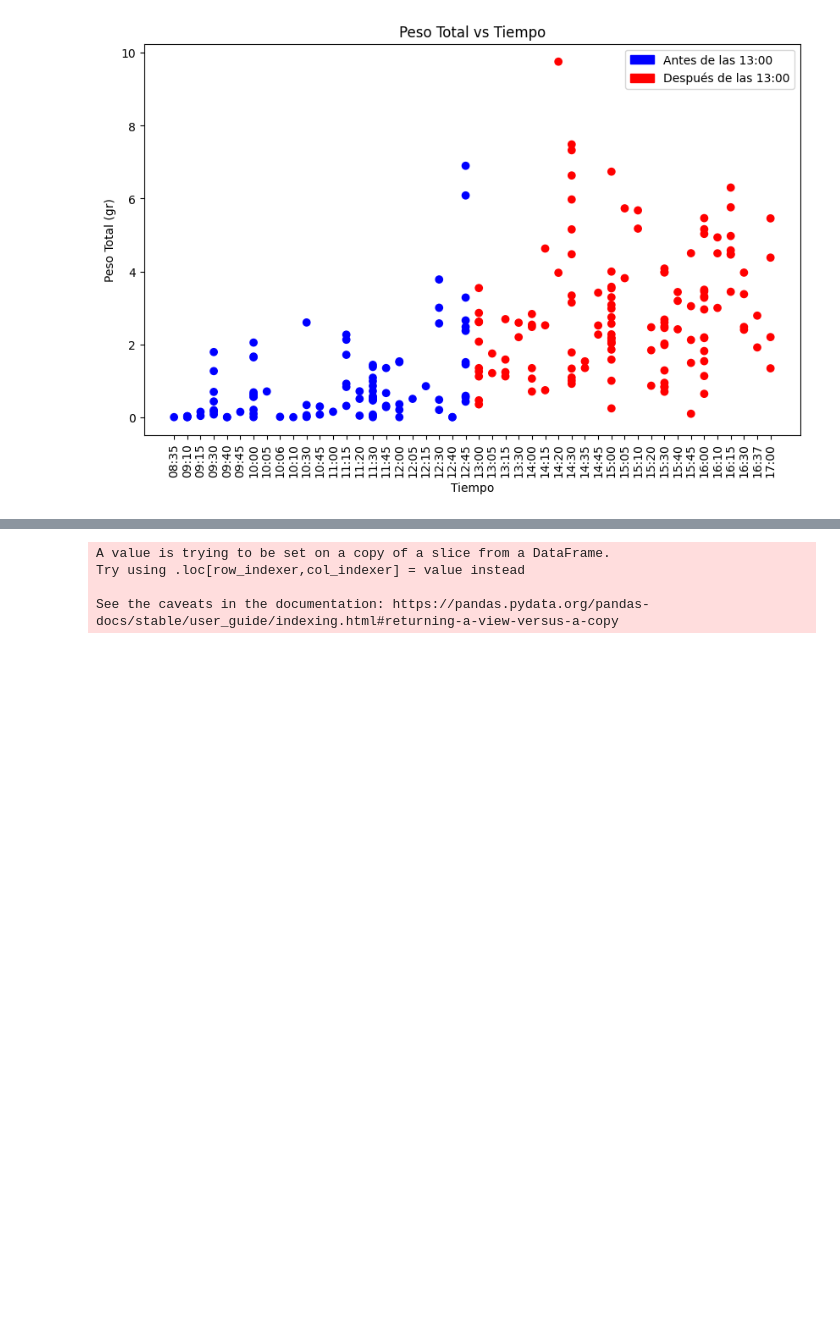
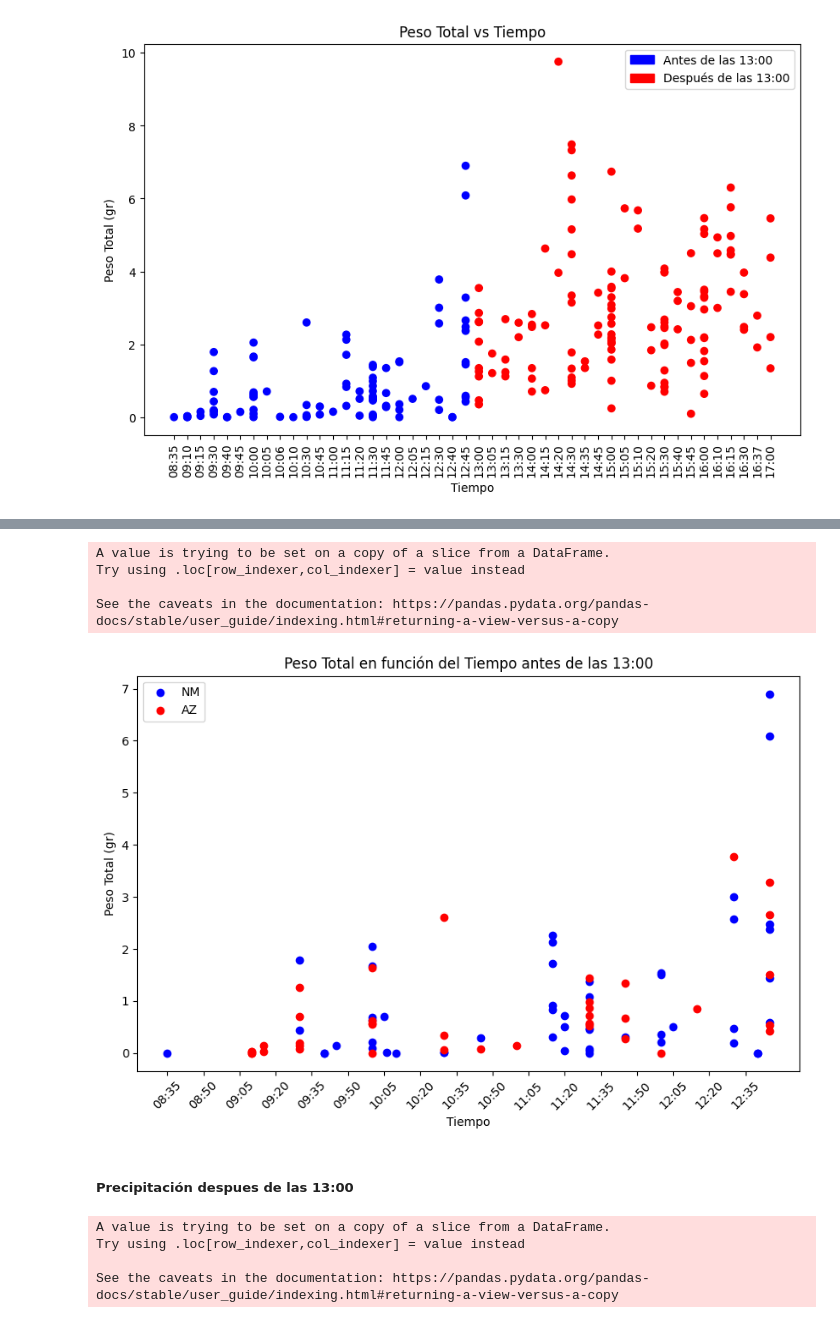
Before and after one commit to fofojaramillo/codornices-proyecto, a Jupyter notebook: EDA_v2.ipynb, the cells around one changed output, grey strips where cells are left out. Saved outputs shown, nothing was run; the diff lists cells and outputs as text; code cells hidden in the pictures; blank space fills up the shorter version.

```diff
--- a/EDA_v2.ipynb
+++ b/EDA_v2.ipynb
@@ -386,3 +453,44 @@ plt.show()
+# %%
+# Convertir la columna 'time' a datetime
+df_menor_13['time'] = pd.to_datetime(df_menor_13['time'])
+
+color = ['blue','red']
+i = 0
+# Crear la gráfica de dispersión
+plt.figure(figsize=(10, 6))
+for estado in df_menor_13['estado'].unique():
+    df_estado = df_menor_13[df_menor_13['estado'] == estado]
+    plt.scatter(df_estado['time'], df_estado['peso total'], label=estado,color=color[i])
+    i+=1
+
+# Añadir etiquetas y título
+plt.xlabel('Tiempo')
+plt.ylabel('Peso Total (gr)')
+plt.title('Peso Total en función del Tiempo antes de las 13:00')
+
+# Obtener los ticks del eje x y formatearlos como horas y minutos
+ticks = pd.date_range(df_menor_13['time'].min(), df_menor_13['time'].max(), freq='15min')
+tick_labels = [tick.strftime('%H:%M') for tick in ticks]
+plt.xticks(ticks, tick_labels)
+
+# Rotar las etiquetas del eje x para mayor legibilidad
+plt.xticks(rotation=45)
+
+# Mostrar la leyenda
+plt.legend()
+
+plt.savefig('./Graficos/PesoTotal_Tiempo_Estado_antes_13.png', bbox_inches='tight')
+
+# Mostrar la gráfica
+plt.show()
+# %% [output]
+A value is trying to be set on a copy of a slice from a DataFrame.
+Try using .loc[row_indexer,col_indexer] = value instead
+
+See the caveats in the documentation: https://pandas.pydata.org/pandas-docs/stable/user_guide/indexing.html#returning-a-view-versus-a-copy
+[figure, added]
+# %% [markdown]
+##### Precipitación despues de las 13:00
 # %%
 df_pp = df_mayor_13[['estado','time','peso total','ppanual17','tmedia17','altitud']]
 df_pp['time'] = (df_pp['time'].dt.time).astype(str)
```
Also changed, not shown: parts of 25 cells of this notebook, 11 other files.
